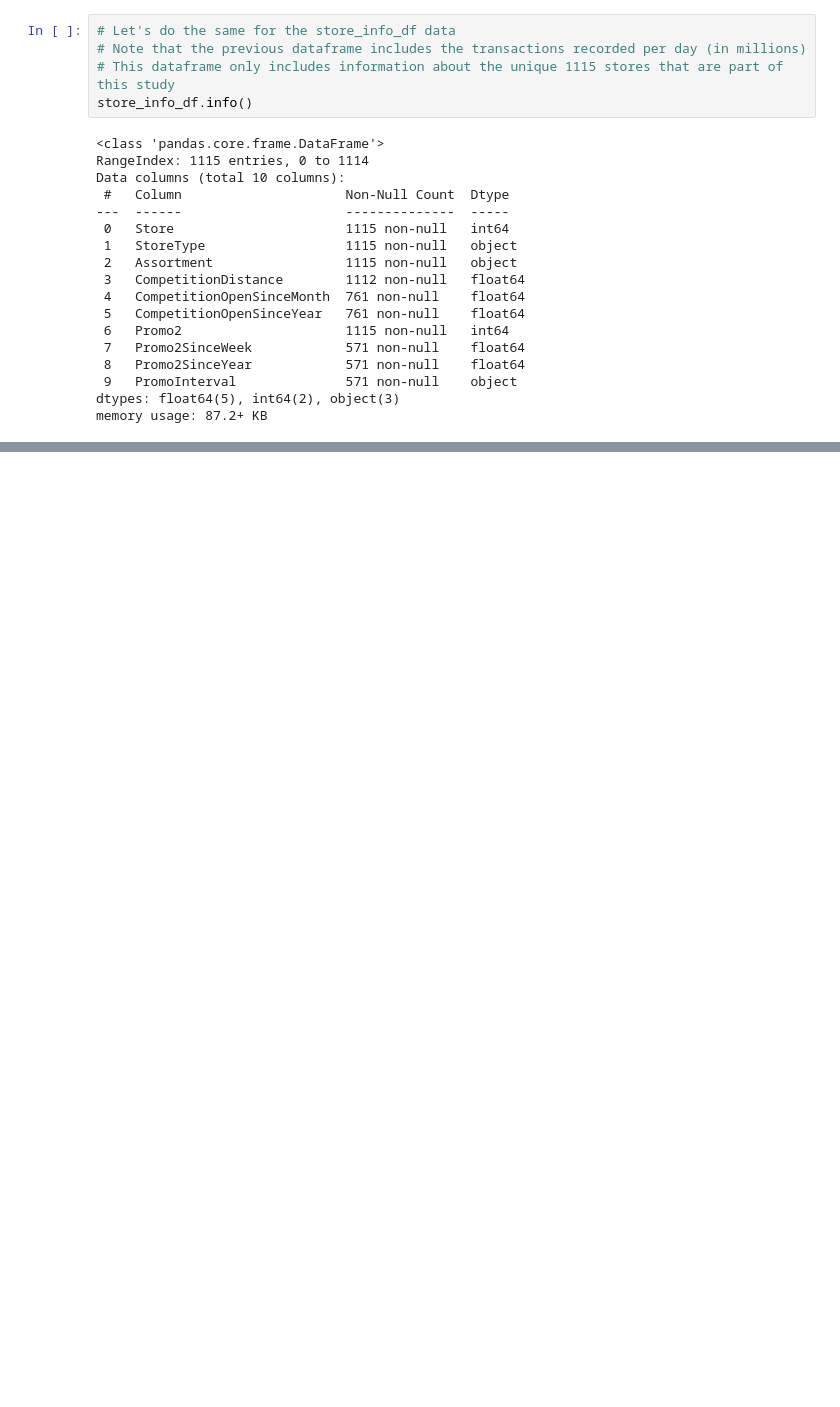
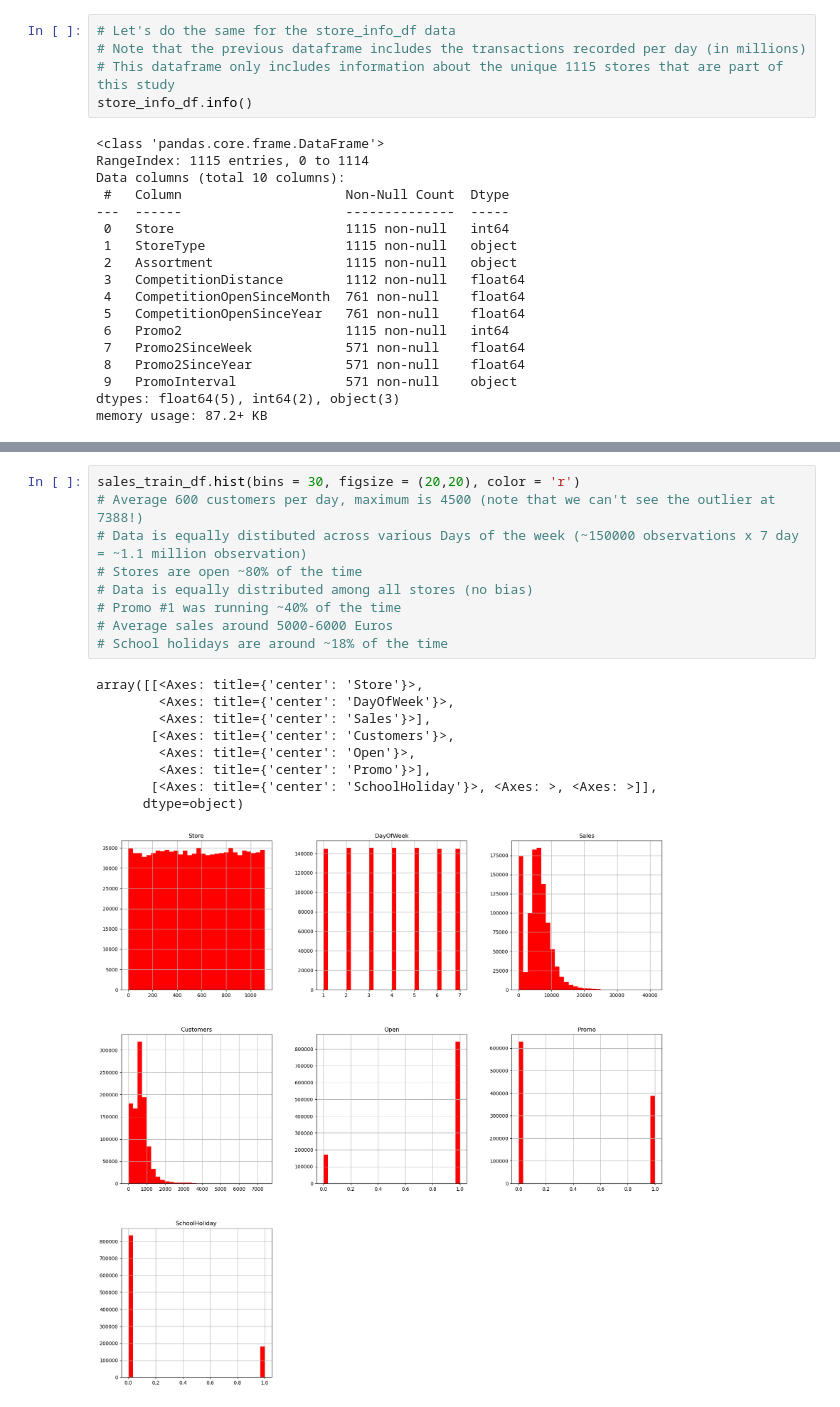
Before and after one commit to yrmusicsomt/Sales_Department, a Jupyter notebook: Sales_Department.ipynb, the cells around one changed output, grey strips where cells are left out. Saved outputs shown, nothing was run; the diff lists cells and outputs as text; blank space fills up the shorter version.

```diff
--- a/Sales_Department.ipynb
+++ b/Sales_Department.ipynb
@@ -134,3 +134,22 @@ sns.heatmap(sales_train_df.isnull(), yticklabels = False, cbar = False, cmap="Bl
 # %% [output]
 <Axes: >
 [figure]
+# %%
+sales_train_df.hist(bins = 30, figsize = (20,20), color = 'r')
+# Average 600 customers per day, maximum is 4500 (note that we can't see the outlier at 7388!)
+# Data is equally distibuted across various Days of the week (~150000 observations x 7 day = ~1.1 million observation)
+# Stores are open ~80% of the time
+# Data is equally distributed among all stores (no bias)
+# Promo #1 was running ~40% of the time
+# Average sales around 5000-6000 Euros
+# School holidays are around ~18% of the time
+# %% [output]
+array([[<Axes: title={'center': 'Store'}>,
+        <Axes: title={'center': 'DayOfWeek'}>,
+        <Axes: title={'center': 'Sales'}>],
+       [<Axes: title={'center': 'Customers'}>,
+        <Axes: title={'center': 'Open'}>,
+        <Axes: title={'center': 'Promo'}>],
+       [<Axes: title={'center': 'SchoolHoliday'}>, <Axes: >, <Axes: >]],
+      dtype=object)
+[figure, added]
```
Also changed, not shown: parts of 1 cell of this notebook.
